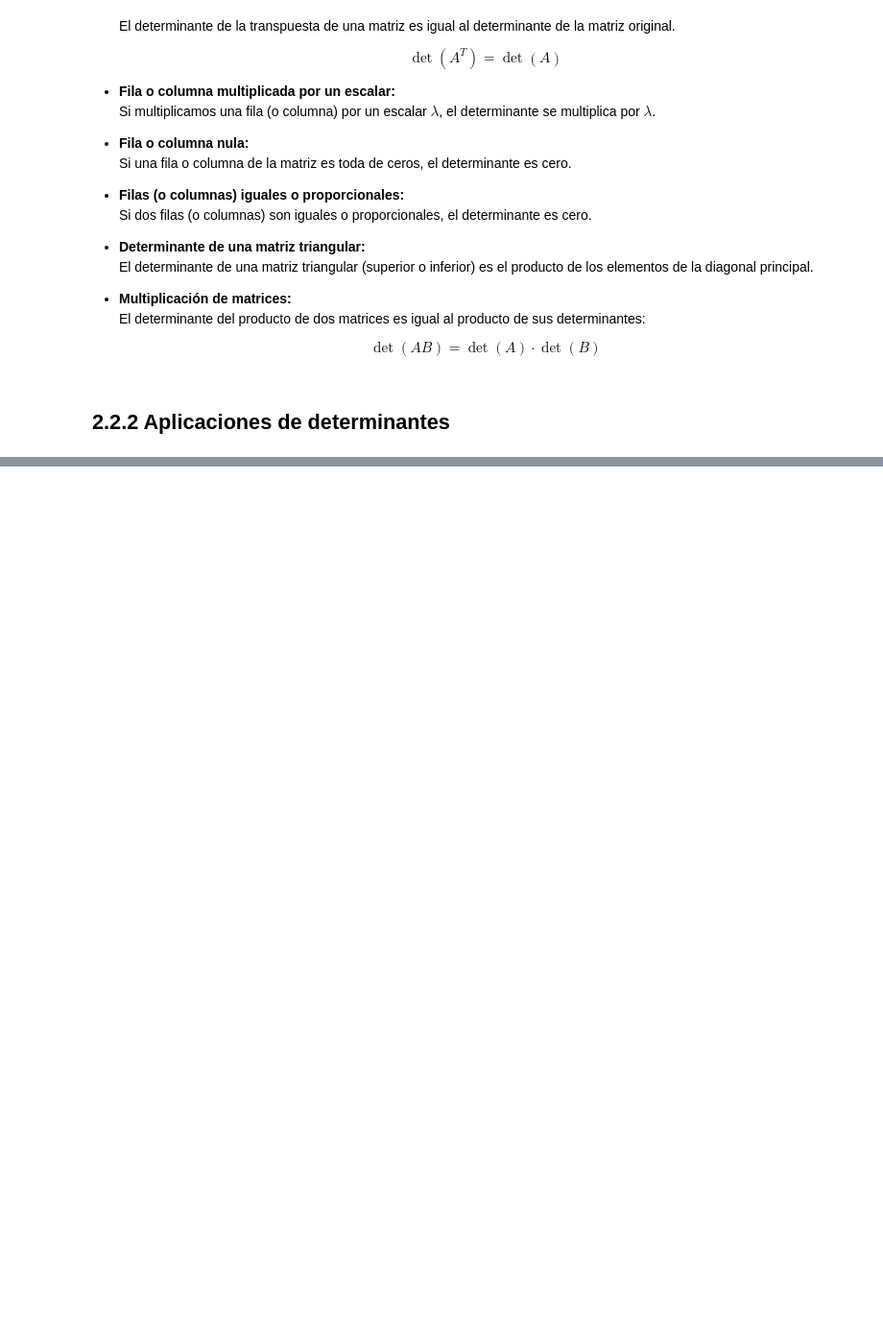
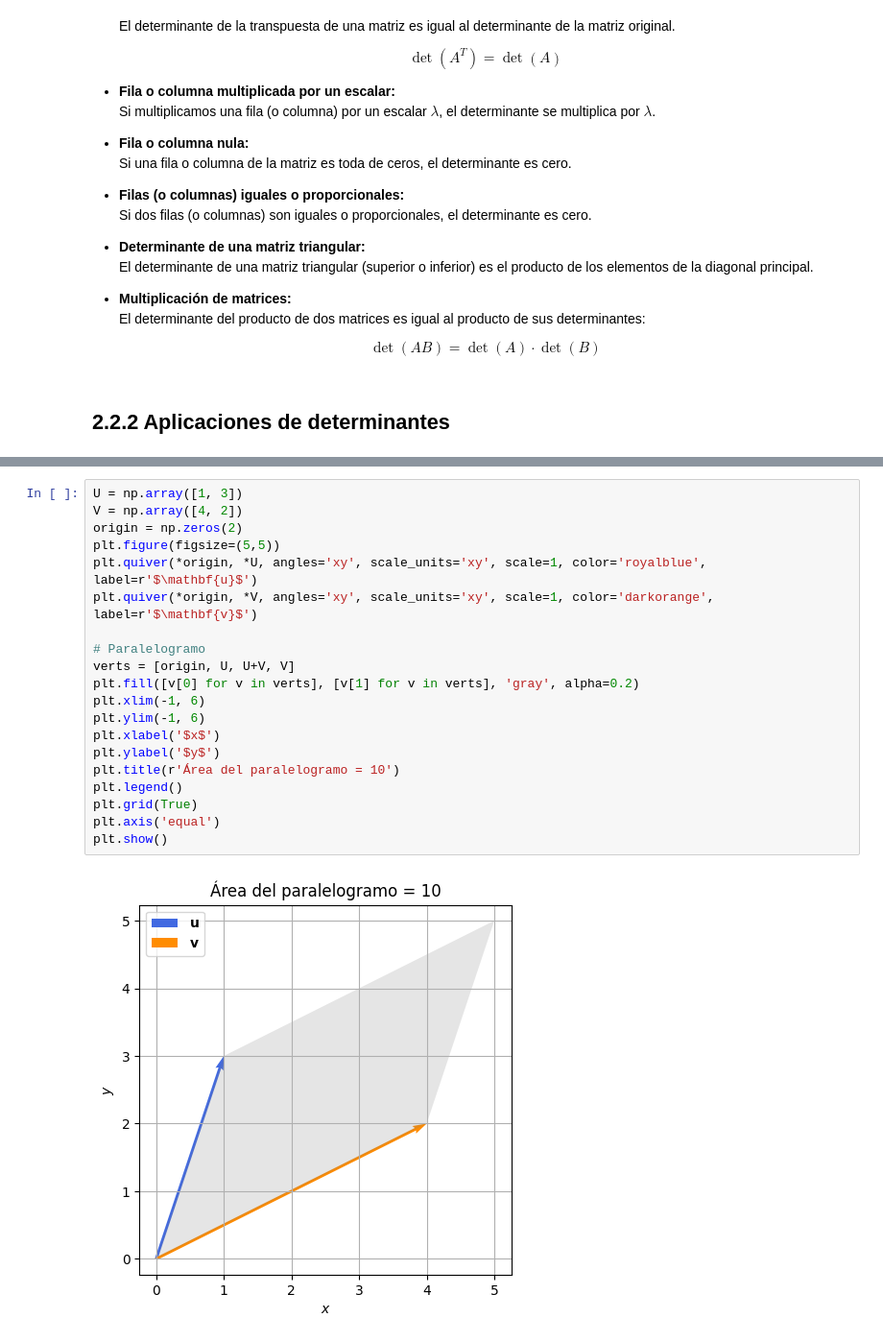
Before and after one commit to CarSandoval/AlgebraLineal, a Jupyter notebook: 02_VectoresMatricesYDeterminantes_02.ipynb, the cells around one changed output, grey strips where cells are left out. Shown: that part at 96% size. Cells and saved outputs as stored; diff of their text form; blank space fills up the shorter version.

```diff
--- a/02_VectoresMatricesYDeterminantes_02.ipynb
+++ b/02_VectoresMatricesYDeterminantes_02.ipynb
@@ -48,0 +151,22 @@ Los determinantes poseen una serie de propiedades fundamentales que resultan út
+# %%
+U = np.array([1, 3])
+V = np.array([4, 2])
+origin = np.zeros(2)
+plt.figure(figsize=(5,5))
+plt.quiver(*origin, *U, angles='xy', scale_units='xy', scale=1, color='royalblue', label=r'$\mathbf{u}$')
+plt.quiver(*origin, *V, angles='xy', scale_units='xy', scale=1, color='darkorange', label=r'$\mathbf{v}$')
+
+# Paralelogramo
+verts = [origin, U, U+V, V]
+plt.fill([v[0] for v in verts], [v[1] for v in verts], 'gray', alpha=0.2)
+plt.xlim(-1, 6)
+plt.ylim(-1, 6)
+plt.xlabel('$x$')
+plt.ylabel('$y$')
+plt.title(r'Área del paralelogramo = 10')
+plt.legend()
+plt.grid(True)
+plt.axis('equal')
+plt.show()
+# %% [output]
+[figure, added]
```
Also changed, not shown: parts of 9 cells of this notebook.
